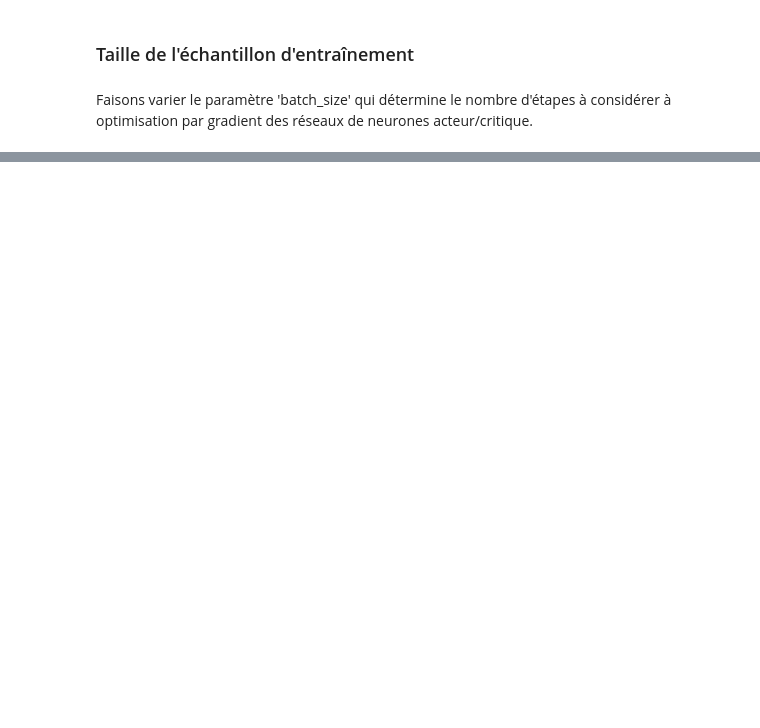
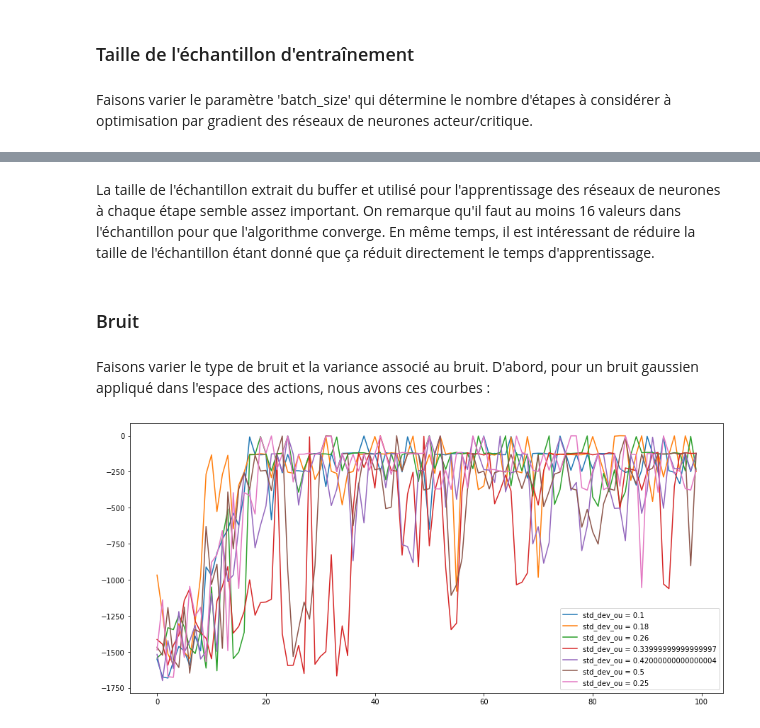
Before and after one commit to Samsoum41/DDPG, a Jupyter notebook: Keras_pendulum.ipynb, the cells around one changed output, grey strips where cells are left out. Saved outputs shown, nothing was run; the diff lists cells and outputs as text; code cells hidden in the pictures; blank space fills up the shorter version.

```diff
--- a/Keras_pendulum.ipynb
+++ b/Keras_pendulum.ipynb
@@ -941,0 +505,10 @@ target_critic.save_weights("pendulum_target_critic.h5")
+# %% [markdown]
+La taille de l'échantillon extrait du buffer et utilisé pour l'apprentissage des réseaux de neurones à chaque étape semble assez important. On remarque qu'il faut au moins 16 valeurs dans l'échantillon pour que l'algorithme converge. En même temps, il est intéressant de réduire la taille de l'échantillon étant donné que ça réduit directement le temps d'apprentissage.
+# %% [markdown]
+### Bruit
+# %% [markdown]
+Faisons varier le type de bruit et la variance associé au bruit. D'abord, pour un bruit gaussien appliqué dans l'espace des actions, nous avons ces courbes :
+# %%
+plot_data("std_dev_ou")
+# %% [output]
+[figure, added]
```
Also changed, not shown: parts of 19 cells of this notebook, 8 other files.
